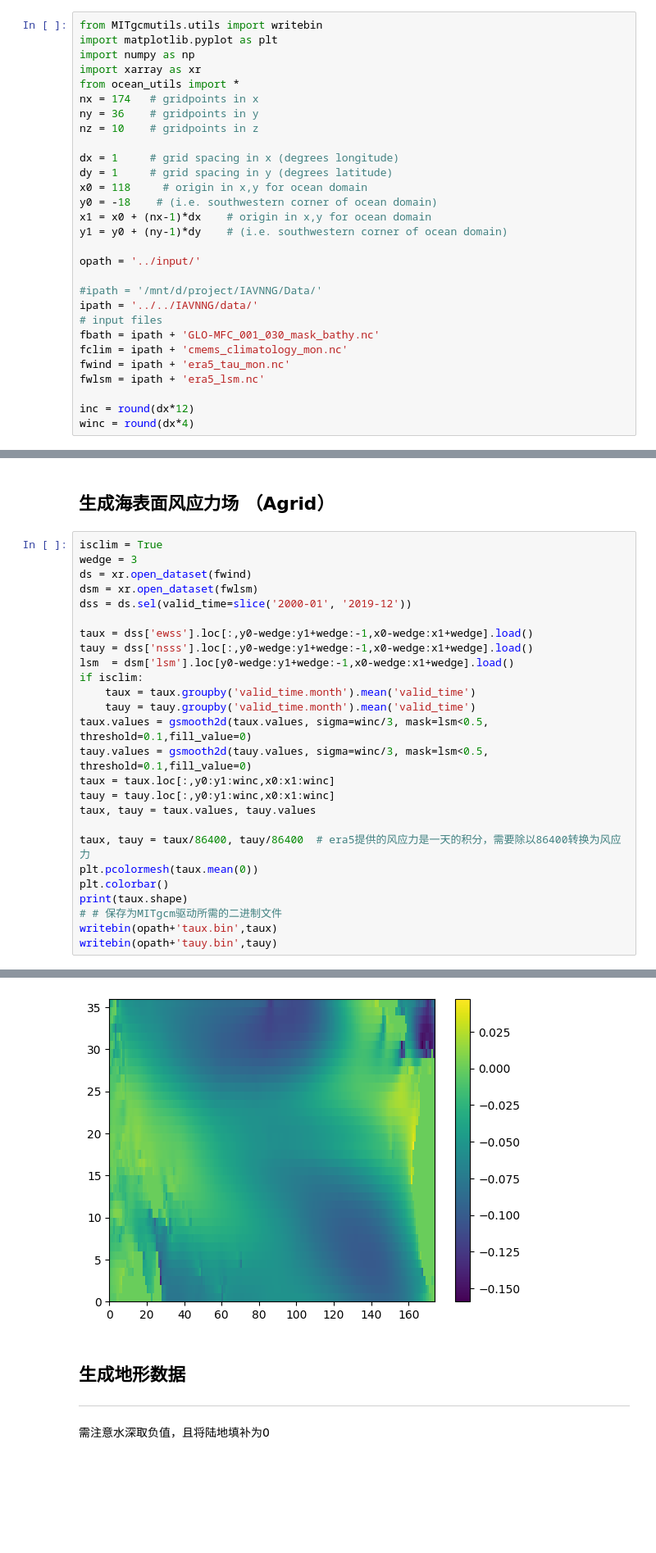
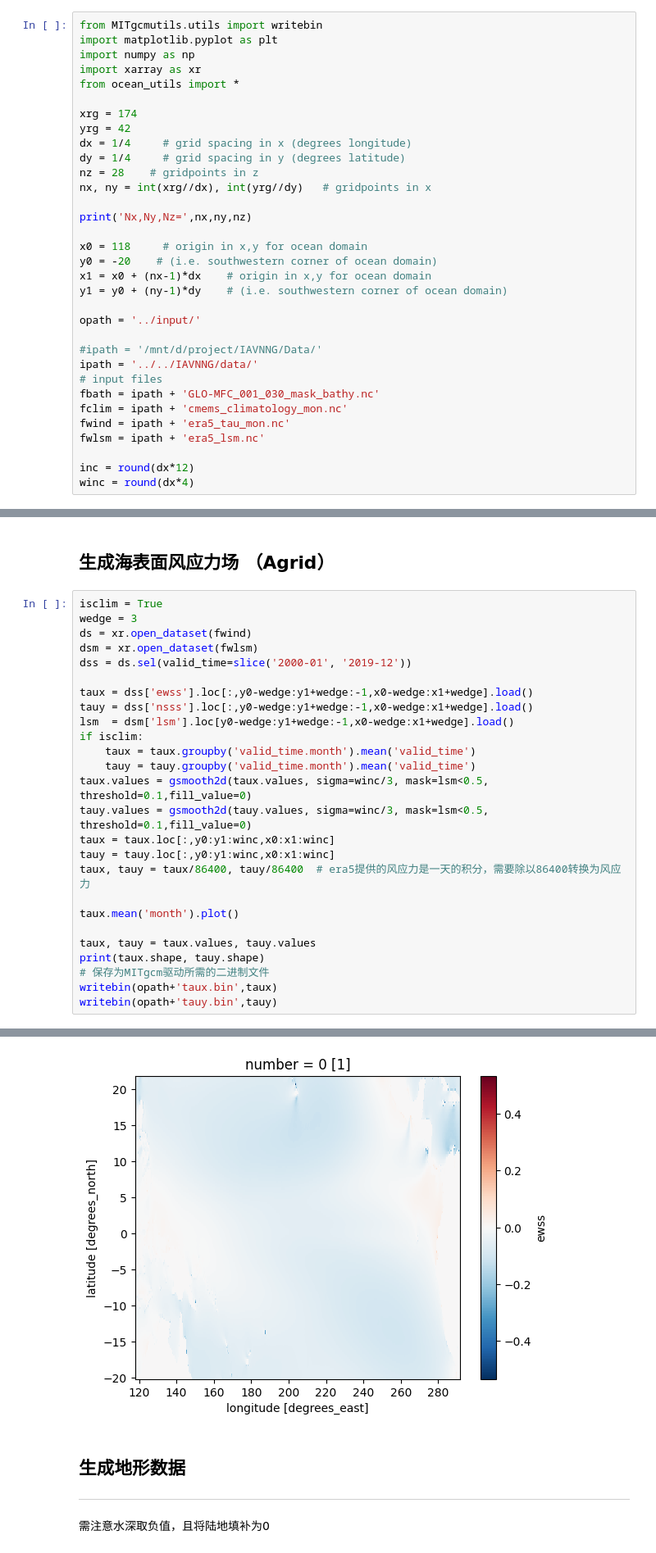
Before and after one commit to FattyZH/eqp-dlfv-mitgcm-era5, a Jupyter notebook: script/gendata_Hydrog.ipynb, the cells around one changed output, grey strips where cells are left out. Shown: that part at 82% size. Drawn from its saved outputs; the diff is of its cells as text; blank space fills up the shorter version.

```diff
--- a/script/gendata_Hydrog.ipynb
+++ b/script/gendata_Hydrog.ipynb
@@ -4,14 +4,18 @@ import matplotlib.pyplot as plt
 import numpy as np
 import xarray as xr
 from ocean_utils import *
-nx = 174   # gridpoints in x
-ny = 36    # gridpoints in y
-nz = 10    # gridpoints in z
 
-dx = 1     # grid spacing in x (degrees longitude)
-dy = 1     # grid spacing in y (degrees latitude)
+xrg = 174
+yrg = 42
+dx = 1/4     # grid spacing in x (degrees longitude)
+dy = 1/4     # grid spacing in y (degrees latitude)
+nz = 28    # gridpoints in z
+nx, ny = int(xrg//dx), int(yrg//dy)   # gridpoints in x
+
+print('Nx,Ny,Nz=',nx,ny,nz)
+
 x0 = 118     # origin in x,y for ocean domain
-y0 = -18    # (i.e. southwestern corner of ocean domain)
+y0 = -20    # (i.e. southwestern corner of ocean domain)
 x1 = x0 + (nx-1)*dx    # origin in x,y for ocean domain
 y1 = y0 + (ny-1)*dy    # (i.e. southwestern corner of ocean domain)
 
@@ -46,13 +52,13 @@ taux.values = gsmooth2d(taux.values, sigma=winc/3, mask=lsm<0.5, threshold=0.1,f
 tauy.values = gsmooth2d(tauy.values, sigma=winc/3, mask=lsm<0.5, threshold=0.1,fill_value=0)
 taux = taux.loc[:,y0:y1:winc,x0:x1:winc]
 tauy = tauy.loc[:,y0:y1:winc,x0:x1:winc]
+taux, tauy = taux/86400, tauy/86400  # era5提供的风应力是一天的积分，需要除以86400转换为风应力
+
+taux.mean('month').plot()
+
 taux, tauy = taux.values, tauy.values
-
-taux, tauy = taux/86400, tauy/86400  # era5提供的风应力是一天的积分，需要除以86400转换为风应力
-plt.pcolormesh(taux.mean(0))
-plt.colorbar()
-print(taux.shape)
-# # 保存为MITgcm驱动所需的二进制文件
+print(taux.shape, tauy.shape)
+# 保存为MITgcm驱动所需的二进制文件
 writebin(opath+'taux.bin',taux)
 writebin(opath+'tauy.bin',tauy)
 # %% [output]
@@ -60,4 +66,4 @@ writebin(opath+'tauy.bin',tauy)
-[figure, old version]
+[figure, new version]
 # %% [markdown]
 ## 生成地形数据
 ---
```
Also changed, not shown: parts of 7 cells of this notebook, 5 other files.
